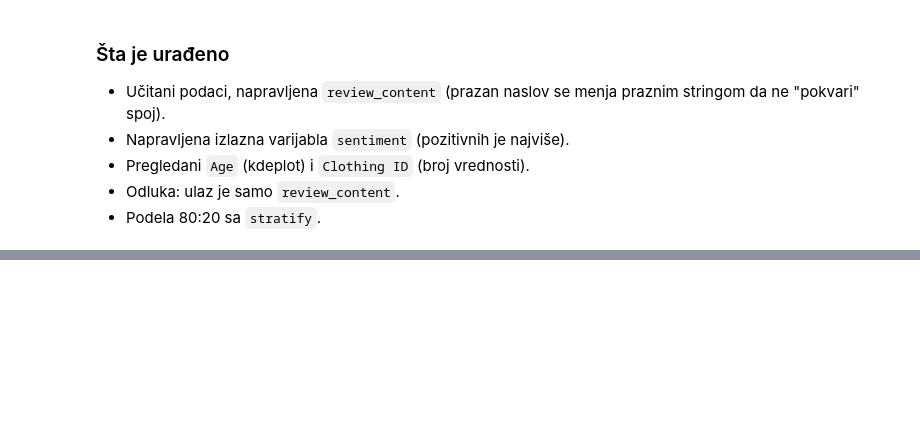
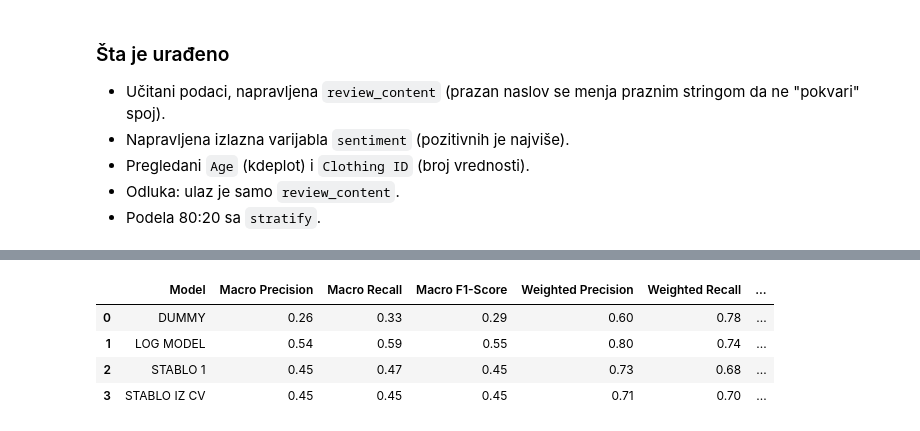
Before and after one commit to VukasinLukic/nap-text-mining-nlp-bert, a Jupyter notebook: kolokvijum_vezbe/notebooks/K6_tfidf_logreg_vs_stablo_ecommerce.ipynb, the cells around one changed output, grey strips where cells are left out. Cells and saved outputs as stored; diff of their text form; code cells hidden in the pictures; blank space fills up the shorter version.

```diff
--- a/kolokvijum_vezbe/notebooks/K6_tfidf_logreg_vs_stablo_ecommerce.ipynb
+++ b/kolokvijum_vezbe/notebooks/K6_tfidf_logreg_vs_stablo_ecommerce.ipynb
@@ -105,0 +185,2 @@ Ovo dobijaš uz zadatak. Pokreni ćeliju kad stigneš do poređenja modela.
+# %%
+cv=cv.fit(X_train,y_train)
@@ -106,10 +205,17 @@ Ovo dobijaš uz zadatak. Pokreni ćeliju kad stigneš do poređenja modela.
 # %%
-# DATI KOD (dobija se na kolokvijumu): poredjenje modela
-def get_model_metrics(y_true: np.ndarray, y_pred: np.ndarray, model_name: str):
+def get_model_metrics(y_true:np.ndarray, y_pred:np.ndarray, model_name:str):
+
+    # compute P, R, F1 for both averages
     report = classification_report(y_true, y_pred, output_dict=True)
+
+    # compute balanced accuracy
+    b_acc = balanced_accuracy_score(y_true, y_pred)
+
+    # extract metrics for the specified averages
     macro_avg = report['macro avg']
     weighted_avg = report['weighted avg']
-    return {
+
+    results = {
         'Model': model_name,
         'Macro Precision': macro_avg['precision'],
         'Macro Recall': macro_avg['recall'],
@@ -117,5 +223,19 @@ def get_model_metrics(y_true: np.ndarray, y_pred: np.ndarray, model_name: str):
         'Weighted Precision': weighted_avg['precision'],
         'Weighted Recall': weighted_avg['recall'],
         'Weighted F1-Score': weighted_avg['f1-score'],
-        'Balanced Accuracy': balanced_accuracy_score(y_true, y_pred)
+        'Balanced Accuracy': b_acc
     }
+
+    return results
+# %%
+cv_model=cv.best_estimator_
+# %%
+predict_cv=cv_model.predict(X_test)
+# %%
+pd.DataFrame([get_model_metrics(y_test,predict_dummy,"DUMMY"),get_model_metrics(y_test,predict_log,"LOG MODEL"),get_model_metrics(y_test,predict_stablo,"STABLO 1"),get_model_metrics(y_test,predict_cv,"STABLO IZ CV")]).round(2)
+# %% [output]
+|  | Model | Macro Precision | Macro Recall | Macro F1-Score | Weighted Precision | Weighted Recall | ... |
+| 0 | DUMMY | 0.26 | 0.33 | 0.29 | 0.60 | 0.78 | ... |
+| 1 | LOG MODEL | 0.54 | 0.59 | 0.55 | 0.80 | 0.74 | ... |
+| 2 | STABLO 1 | 0.45 | 0.47 | 0.45 | 0.73 | 0.68 | ... |
+| 3 | STABLO IZ CV | 0.45 | 0.45 | 0.45 | 0.71 | 0.70 | ... |
```
Also changed, not shown: parts of 25 cells of this notebook, 2 other files.
